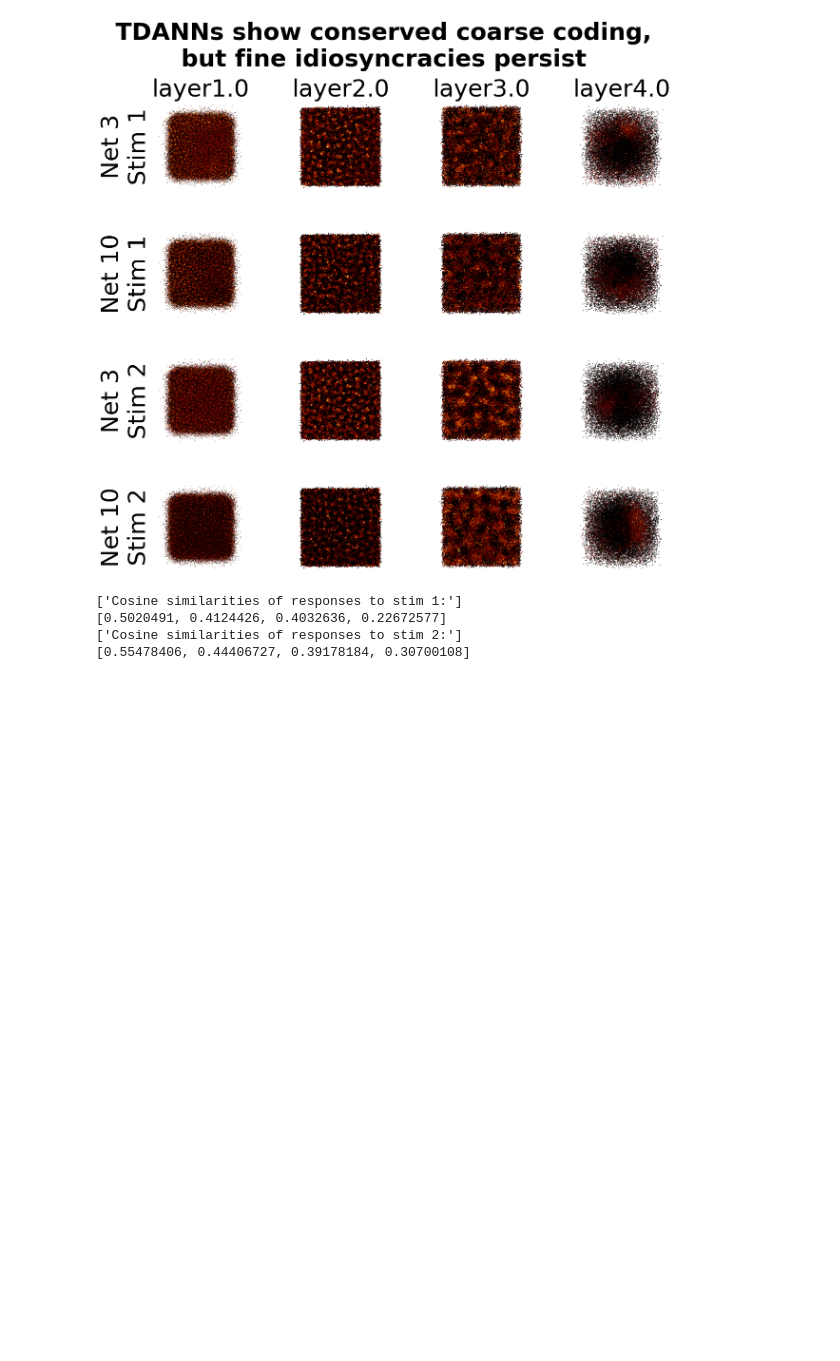
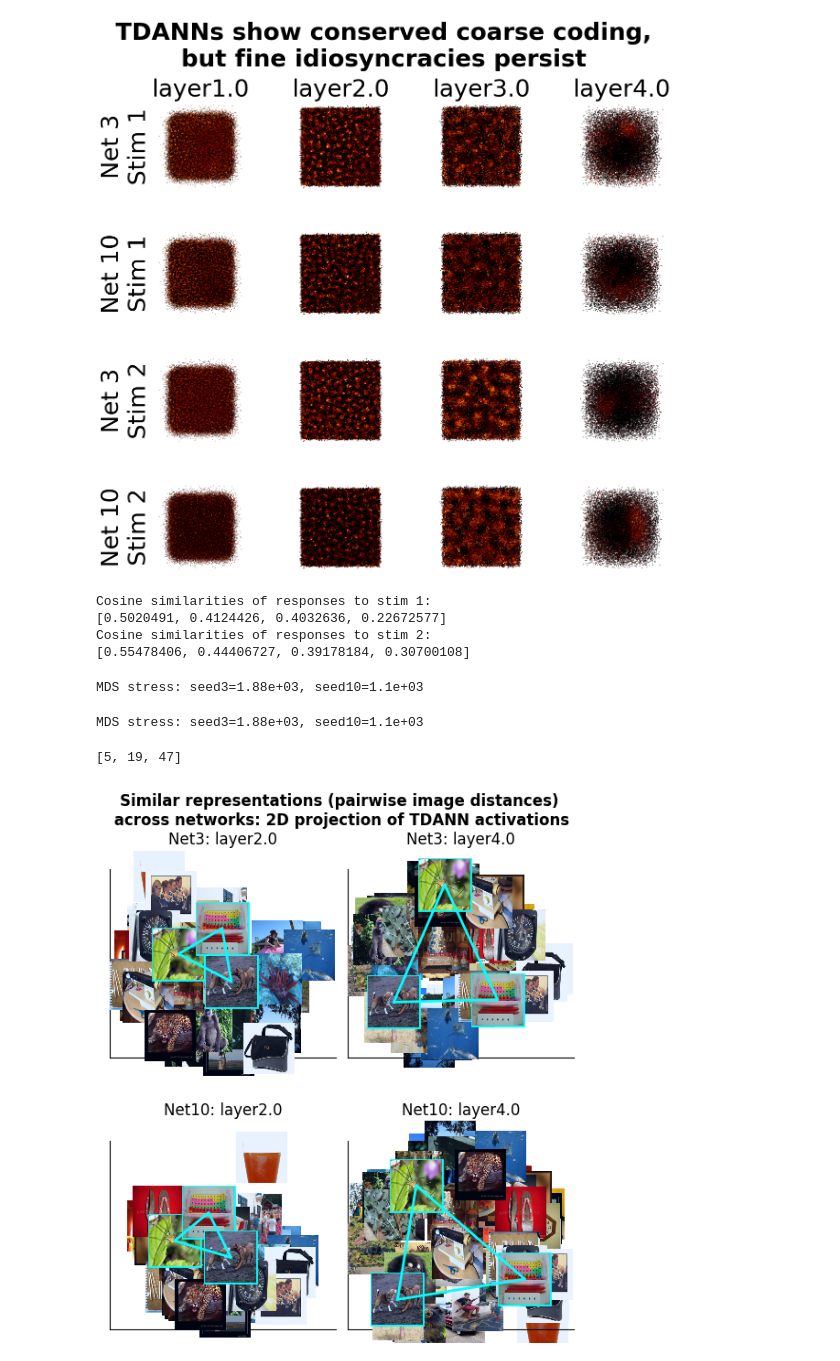
Before and after one commit to bogpetre/geometry_vs_topography, a Jupyter notebook: scripts/ann_diagram.ipynb, the cells around one changed output. Saved outputs shown, nothing was run; the diff lists cells and outputs as text; code cells hidden in the pictures; blank space fills up the shorter version.

```diff
--- a/scripts/ann_diagram.ipynb
+++ b/scripts/ann_diagram.ipynb
@@ -526,12 +532,12 @@ for stim in [5,47]:
         theta = np.sum(x*y)
         this_stim_data.append(theta)
     data.append(this_stim_data)
-print(['Cosine similarities of responses to stim 1:'])
+print('Cosine similarities of responses to stim 1:')
 print(data[0])
-print(['Cosine similarities of responses to stim 2:'])
+print('Cosine similarities of responses to stim 2:')
 print(data[1])
 # %% [output]
-['Cosine similarities of responses to stim 1:']
+Cosine similarities of responses to stim 1:
 [0.5020491, 0.4124426, 0.4032636, 0.22672577]
-['Cosine similarities of responses to stim 2:']
+Cosine similarities of responses to stim 2:
 [0.55478406, 0.44406727, 0.39178184, 0.30700108]
@@ -537,0 +730,66 @@ print(data[1])
+# %%
+# get MDS projections for first layer
+
+spatial_key = "Spatial"
+layer1 = "layer2.0"
+
+seed_a = f"seed{net1}"
+seed_b = f"seed{net2}"
+
+Xa = tdann_feats[spatial_key][seed_a][layer1]   # (N,C,N,M)
+Xb = tdann_feats[spatial_key][seed_b][layer1]   # (N,C,N,M)
+
+Xa = Xa.reshape(Xa.shape[0],-1)
+Xb = Xb.reshape(Xb.shape[0],-1)
+
+coords_a, Da, stress_a = mds_coords_from_activations(Xa, metric="cosine", random_state=0)
+coords_b, Db, stress_b = mds_coords_from_activations(Xb, metric="cosine", random_state=0)
+coords_b = procrustes_align(coords_a, coords_b, allow_scaling=False)
+
+print(f"MDS stress: {seed_a}={stress_a:.3g}, {seed_b}={stress_b:.3g}")
+# %% [output]
+MDS stress: seed3=1.88e+03, seed10=1.1e+03
+# %%
+# get MDS projections for second layer
+
+layer2 = "layer4.0"
+
+Xc = tdann_feats[spatial_key][seed_a][layer2]   # (N,C,N,M)
+Xd = tdann_feats[spatial_key][seed_b][layer2]   # (N,C,N,M)
+
+Xc = Xc.reshape(Xa.shape[0],-1)
+Xd = Xd.reshape(Xb.shape[0],-1)
+
+coords_c, Dc, stress_c = mds_coords_from_activations(Xc, metric="cosine", random_state=0)
+coords_d, Dd, stress_d = mds_coords_from_activations(Xd, metric="cosine", random_state=0)
+coords_d = procrustes_align(coords_c, coords_d, allow_scaling=False)
+
+
+print(f"MDS stress: {seed_a}={stress_a:.3g}, {seed_b}={stress_b:.3g}")
+# %% [output]
+MDS stress: seed3=1.88e+03, seed10=1.1e+03
+# %%
+ref_imgs = [5,19,47]
+print(ref_imgs)
+max_images=50
+input_images = inputs[spatial_key][:max_images]
+fig, axes = create_gridspec_axes(2,2,figsize=(5.2,6),layout='constrained')
+plot_stimuli_on_mds(coords_a[:max_images], input_images, ax=axes[0][0], zoom=0.18,
+                    title=f"Net{net1}: {layer1}", ref_imgs=ref_imgs, frame_color='aqua')
+plot_stimuli_on_mds(coords_b[:max_images], input_images, ax=axes[1][0], zoom=0.18,
+                    title=f"Net{net2}: {layer1}", ref_imgs=ref_imgs, frame_color='aqua')
+
+
+plot_stimuli_on_mds(coords_c[:max_images], input_images, ax=axes[0][1], zoom=0.18,
+                    title=f"Net{net1}: {layer2}", ref_imgs=ref_imgs, frame_color='aqua')
+plot_stimuli_on_mds(coords_d[:max_images], input_images, ax=axes[1][1], zoom=0.18,
+                    title=f"Net{net2}: {layer2}", ref_imgs=ref_imgs, frame_color='aqua')
+
+fig.suptitle('Similar representations (pairwise image distances)\n across networks: 2D projection of TDANN activations',
+            fontweight="bold")
+plt.savefig(os.path.join(repo_root, 'figures', 'figure1', 'panels', 'tdann_mds.png'),
+    dpi=300, bbox_inches="tight", pad_inches=0.2)
+plt.show()
+# %% [output]
+[5, 19, 47]
+[figure, added]
```
Also changed, not shown: parts of 6 cells of this notebook.
